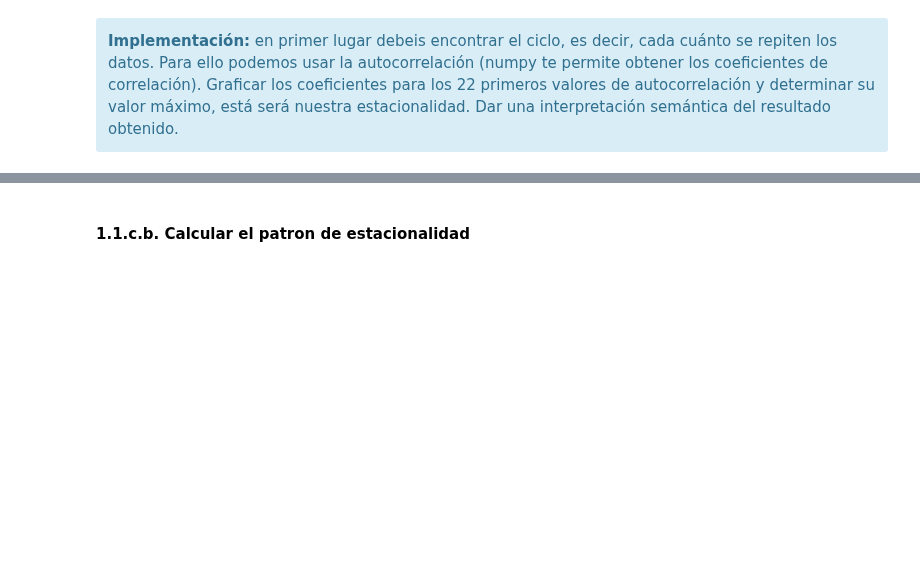
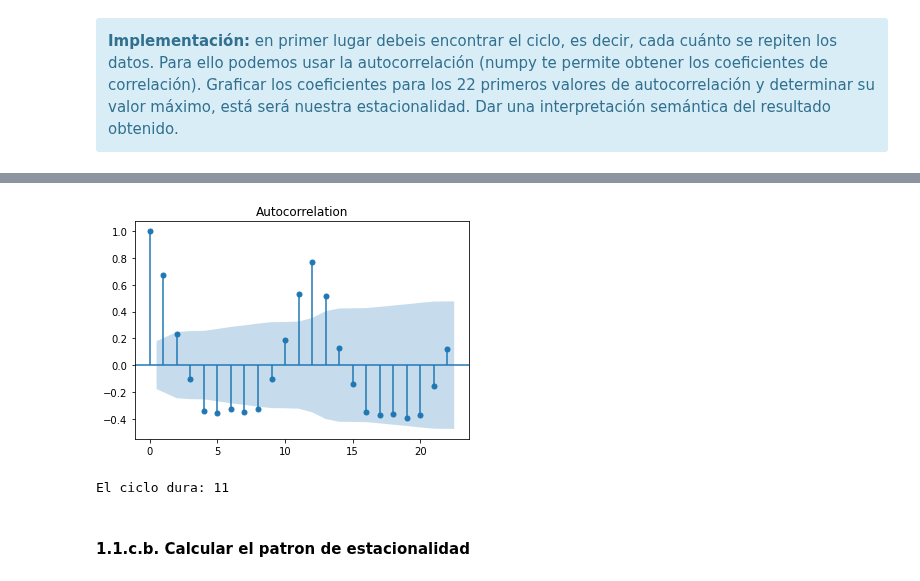
Before and after one commit to angelbujalance/MAME_PEC, a Jupyter notebook: 20221_M2.855_PEC4-Enunciado.ipynb, the cells around one changed output, grey strips where cells are left out. Cells and saved outputs as stored; diff of their text form; code cells hidden in the pictures; blank space fills up the shorter version.

```diff
--- a/20221_M2.855_PEC4-Enunciado.ipynb
+++ b/20221_M2.855_PEC4-Enunciado.ipynb
@@ -192,3 +227,23 @@ Definimos la estacionalidad como la variación cíclica que se produce en los da
+# %%
+import statsmodels.api as sm
+
+sm.graphics.tsa.plot_acf(train_hrt, lags=22)
+
+plt.show()
+# %% [output]
+[figure, added]
+# %%
+autocorr = sm.tsa.stattools.acf(x=train_hrt, nlags=22, fft=True)[1:]
+
+log_len = 0
+for i in autocorr:
+    if i < autocorr.max():
+       log_len += 1
+    else:
+        break
+print('El ciclo dura:',log_len)
+# %% [output]
+El ciclo dura: 11
 # %% [markdown]
 #### 1.1.c.b. Calcular el patron de estacionalidad
 # %% [markdown]
```
Also changed, not shown: parts of 3 cells of this notebook.
